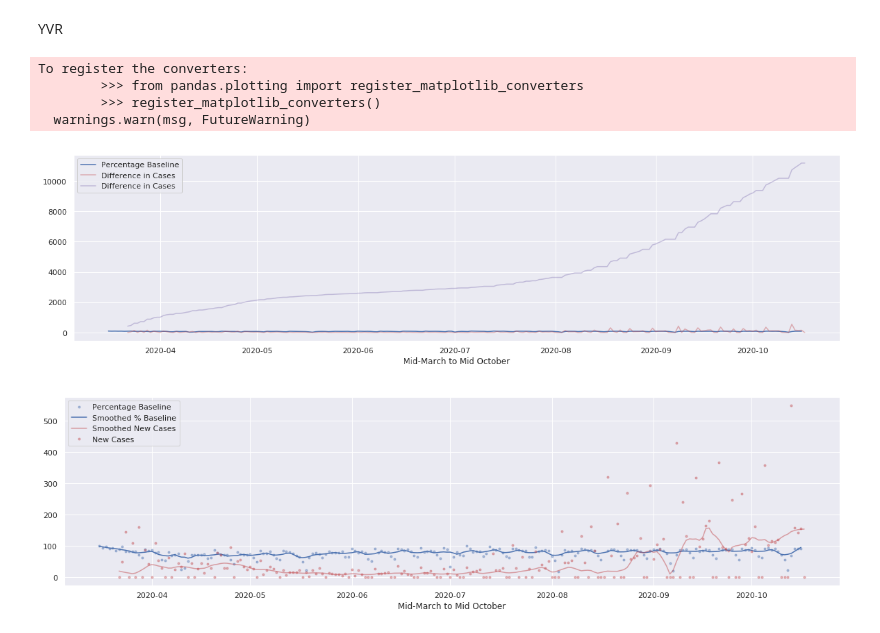
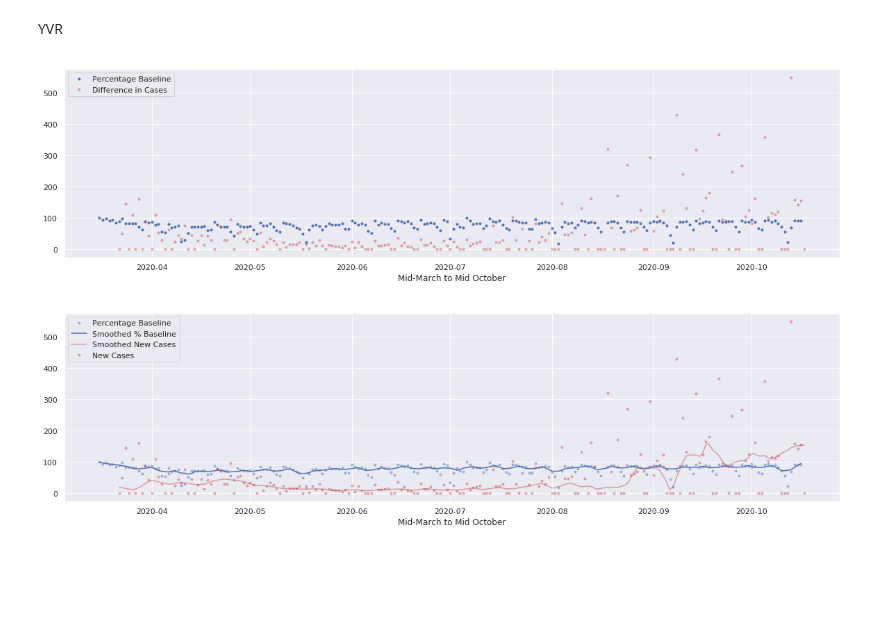
Before and after one commit to clement-ip/covid-airport-travel, a Jupyter notebook: analyze_both.ipynb, the cells around one changed output. Drawn from its saved outputs; the diff is of its cells as text; code cells hidden in the pictures; blank space fills up the shorter version.

```diff
--- a/analyze_both.ipynb
+++ b/analyze_both.ipynb
@@ -66,18 +66,14 @@ yvr["Date"] = pd.to_datetime(yvr["Date"])
 yvrCases["Date"] = pd.to_datetime(yvrCases["Date"])
 # %%
 plt.figure(figsize = (20,5))
-plt.plot(yvr["Date"], yvr['PercentOfBaseline'], 'b-', label = 'Percentage Baseline')
-plt.plot(yvrCases["Date"], yvrCases['Difference'], 'r-', label = 'Difference in Cases', alpha = 0.4)
-plt.plot(yvrCases["Date"], yvrCases['Confirmed'], 'm-', label = 'Difference in Cases', alpha = 0.4)
+plt.plot(yvr["Date"], yvr['PercentOfBaseline'], 'b.', label = 'Percentage Baseline')
+plt.plot(yvrCases["Date"], yvrCases['Difference'], 'r.', label = 'Difference in Cases', alpha = 0.4)
+#plt.plot(yvrCases["Date"], yvrCases['Confirmed'], 'm-', label = 'Difference in Cases', alpha = 0.4)
 plt.xlabel("Mid-March to Mid October")
 plt.legend()
 plt.show()
 # %% [output]
-To register the converters:
-        >>> from pandas.plotting import register_matplotlib_converters
-        >>> register_matplotlib_converters()
-  warnings.warn(msg, FutureWarning)
-[figure, old version]
+[figure, new version]
 # %%
 # We see that new cases per day is 0 sometimes, which isn't actually true, just that maybe
 # the cases found for a couple of days aren't logged that day, but instead logged on another day, so we should
```
